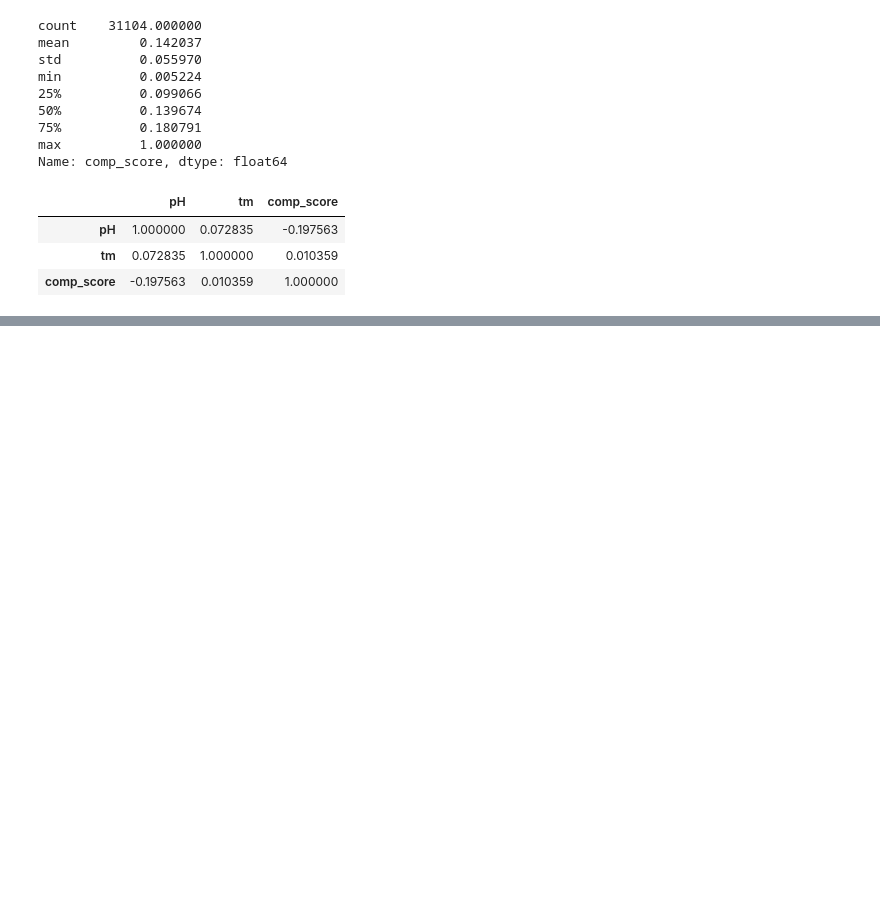
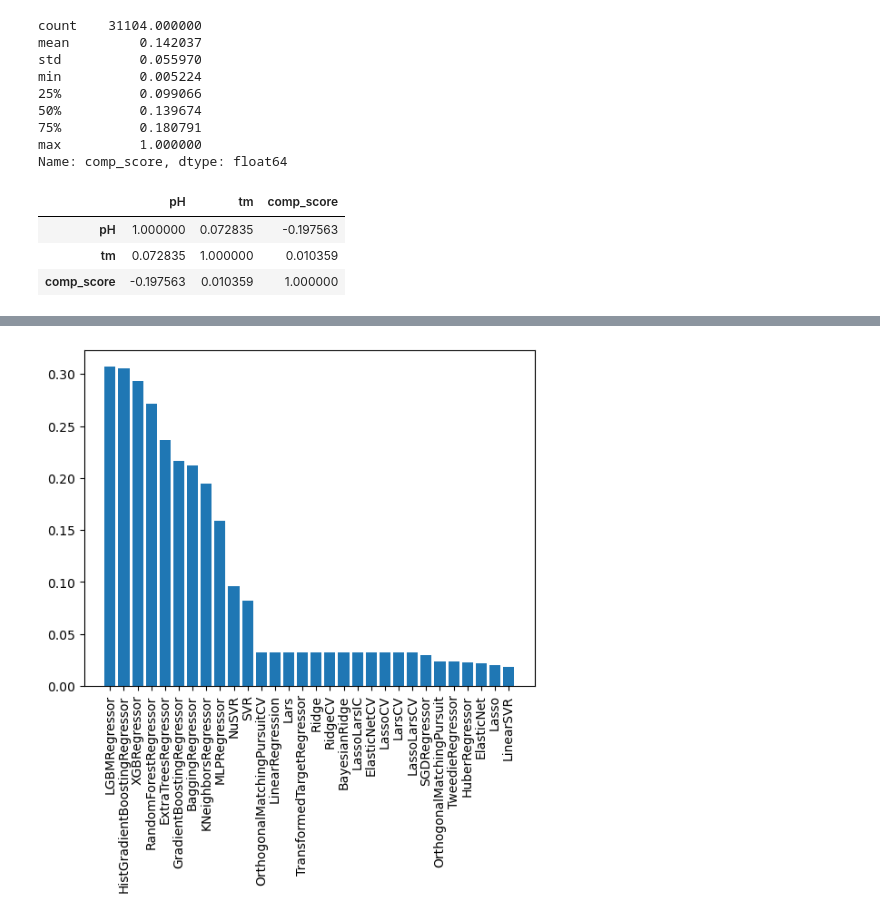
Before and after one commit to MarcJKolb/Novozyme-Enzyme-Stability, a Jupyter notebook: Novoenzyme_EDA.ipynb, the cells around one changed output, grey strips where cells are left out. Cells and saved outputs as stored; diff of their text form; code cells hidden in the pictures; blank space fills up the shorter version.

```diff
--- a/Novoenzyme_EDA.ipynb
+++ b/Novoenzyme_EDA.ipynb
@@ -162,0 +196,12 @@ novo.corr()
+# %%
+X = np.array(novo[['pH', 'comp_score', 'mol_wt', 'instability', 'gravy', 'aromaticity']])
+y = np.array(novo['tm'])
+
+X_train, X_test, y_train, y_test = train_test_split(X, y, test_size = 0.3)
+# %%
+from lazypredict.Supervised import LazyRegressor
+
+Lazy = LazyRegressor(verbose=0,ignore_warnings=True, custom_metric=None)
+models, predictions = Lazy.fit(X_train, X_test, y_train, y_test)
+print(models)
+print(predictions)
@@ -162,0 +243,6 @@ novo.corr()
+# %%
+plt.bar(models[models['R-Squared'] >= 0].index, models[models['R-Squared'] >= 0]['R-Squared'])
+plt.xticks(rotation = 90)
+plt.show()
+# %% [output]
+[figure, added]
```
Also changed, not shown: parts of 13 cells of this notebook.
